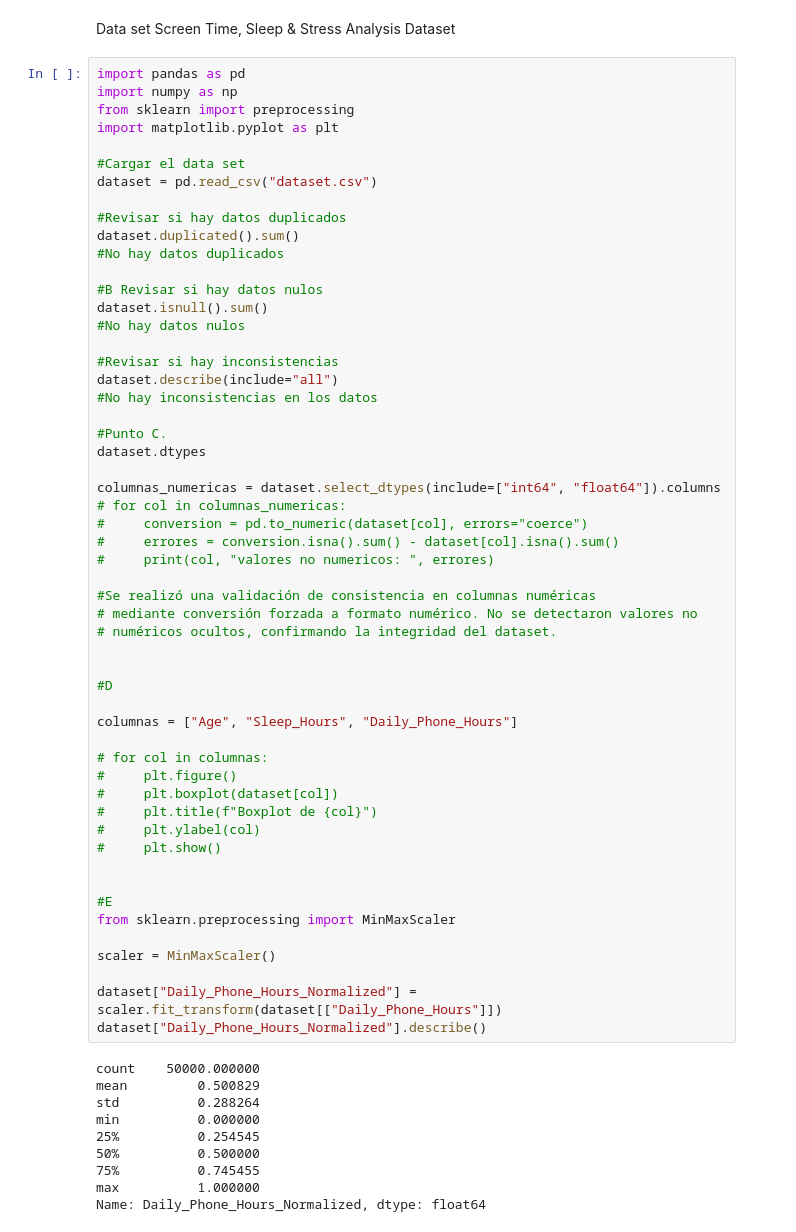
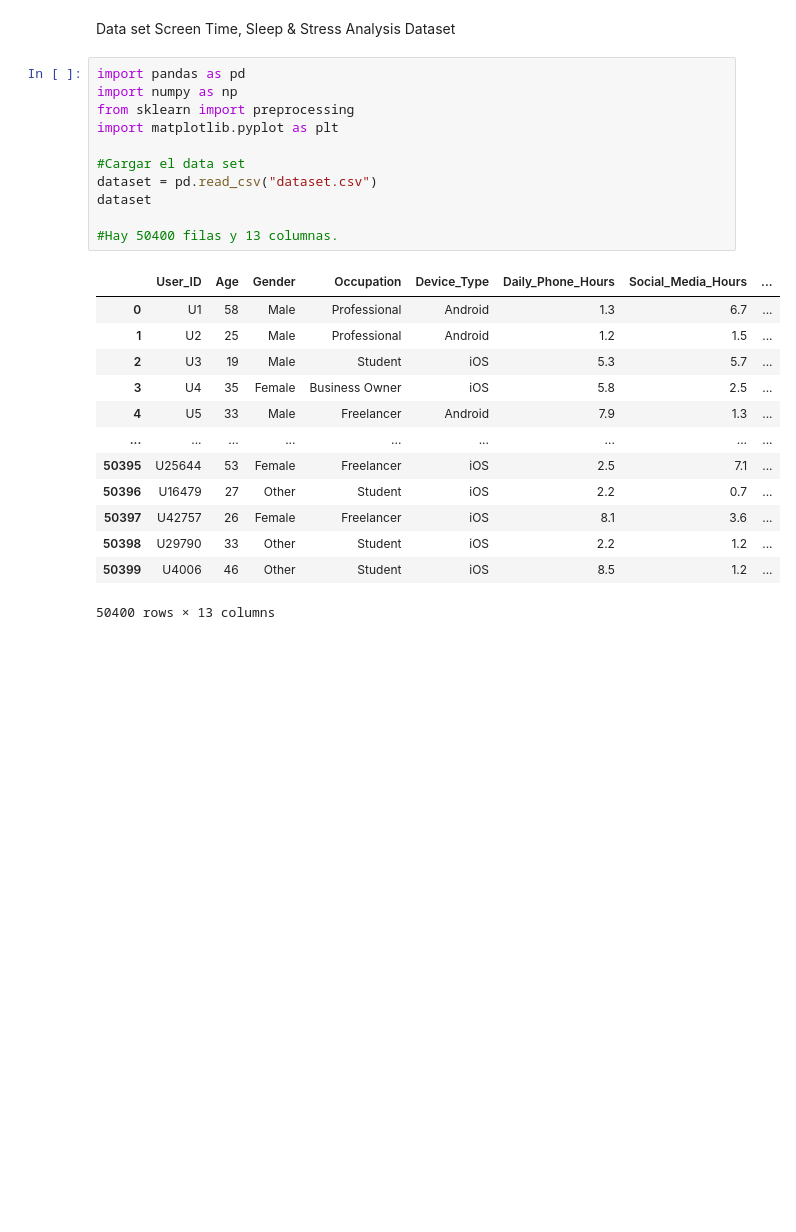
Before and after one commit to agomezg1822/Taller_1_mineria_datos, a Jupyter notebook: taller_1.ipynb, the cells around one changed output. Cells and saved outputs as stored; diff of their text form; blank space fills up the shorter version.

```diff
--- a/taller_1.ipynb
+++ b/taller_1.ipynb
@@ -3,64 +3,25 @@ Data set Screen Time, Sleep & Stress Analysis Dataset
 # %%
 import pandas as pd
 import numpy as np
 from sklearn import preprocessing
 import matplotlib.pyplot as plt
 
 #Cargar el data set
 dataset = pd.read_csv("dataset.csv")
+dataset
 
-#Revisar si hay datos duplicados
-dataset.duplicated().sum()
-#No hay datos duplicados
-
-#B Revisar si hay datos nulos
-dataset.isnull().sum()
-#No hay datos nulos
-
-#Revisar si hay inconsistencias
-dataset.describe(include="all")
-#No hay inconsistencias en los datos
-
-#Punto C.
-dataset.dtypes
-
-columnas_numericas = dataset.select_dtypes(include=["int64", "float64"]).columns
-# for col in columnas_numericas:
-#     conversion = pd.to_numeric(dataset[col], errors="coerce")
-#     errores = conversion.isna().sum() - dataset[col].isna().sum()
-#     print(col, "valores no numericos: ", errores)
-
-#Se realizó una validación de consistencia en columnas numéricas
-# mediante conversión forzada a formato numérico. No se detectaron valores no
-# numéricos ocultos, confirmando la integridad del dataset.
-
-
-#D
-
-columnas = ["Age", "Sleep_Hours", "Daily_Phone_Hours"]
-
-# for col in columnas:
-#     plt.figure()
-#     plt.boxplot(dataset[col])
-#     plt.title(f"Boxplot de {col}")
-#     plt.ylabel(col)
-#     plt.show()
-
-
-#E
-from sklearn.preprocessing import MinMaxScaler
-
-scaler = MinMaxScaler()
-
-dataset["Daily_Phone_Hours_Normalized"] = scaler.fit_transform(dataset[["Daily_Phone_Hours"]])
-dataset["Daily_Phone_Hours_Normalized"].describe()
+#Hay 50400 filas y 13 columnas.
 # %% [output]
+|  | User_ID | Age | Gender | Occupation | Device_Type | Daily_Phone_Hours | Social_Media_Hours | ... |
+| 0 | U1 | 58 | Male | Professional | Android | 1.3 | 6.7 | ... |
+| 1 | U2 | 25 | Male | Professional | Android | 1.2 | 1.5 | ... |
+| 2 | U3 | 19 | Male | Student | iOS | 5.3 | 5.7 | ... |
+| 3 | U4 | 35 | Female | Business Owner | iOS | 5.8 | 2.5 | ... |
+| 4 | U5 | 33 | Male | Freelancer | Android | 7.9 | 1.3 | ... |
+| ... | ... | ... | ... | ... | ... | ... | ... | ... |
+| 50395 | U25644 | 53 | Female | Freelancer | iOS | 2.5 | 7.1 | ... |
+| 50396 | U16479 | 27 | Other | Student | iOS | 2.2 | 0.7 | ... |
+| 50397 | U42757 | 26 | Female | Freelancer | iOS | 8.1 | 3.6 | ... |
+| 50398 | U29790 | 33 | Other | Student | iOS | 2.2 | 1.2 | ... |
+| 50399 | U4006 | 46 | Other | Student | iOS | 8.5 | 1.2 | ... |
-count    50000.000000
-mean         0.500829
-std          0.288264
-min          0.000000
-25%          0.254545
-50%          0.500000
-75%          0.745455
-max          1.000000
-Name: Daily_Phone_Hours_Normalized, dtype: float64
+50400 rows × 13 columns
```
Also changed, not shown: parts of 7 cells of this notebook, 6 other files.
